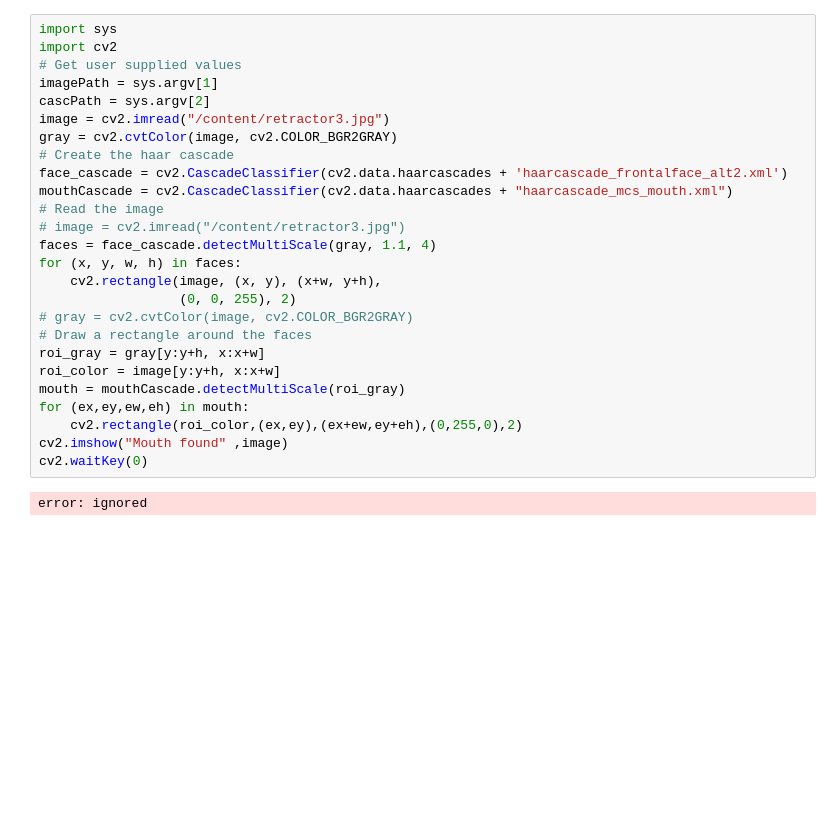
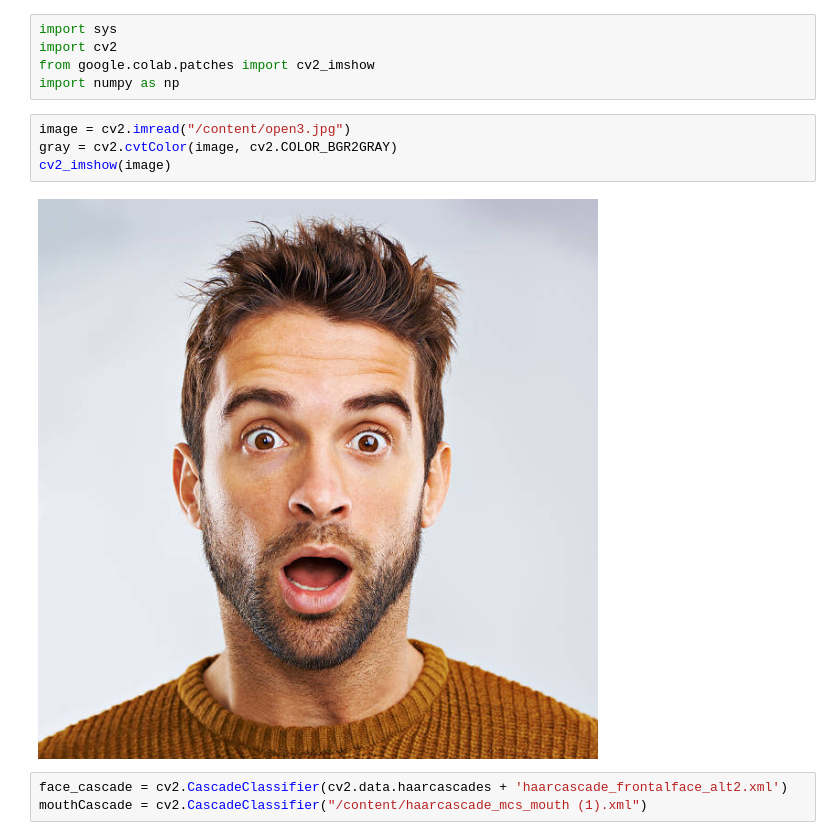
Before and after one commit to pauljohn99/ML-learnings, a Jupyter notebook: mouth.ipynb, the cells around one changed output. Drawn from its saved outputs; the diff is of its cells as text; blank space fills up the shorter version.

```diff
--- a/mouth.ipynb
+++ b/mouth.ipynb
@@ -1,30 +1,16 @@
 # %% [markdown]
 <a href="https://colab.research.google.com/github/pauljohn99/ML-learnings/blob/main/mouth.ipynb" target="_parent"><img src="https://colab.research.google.com/assets/colab-badge.svg" alt="Open In Colab"/></a>
-# %%
-import sys
-import cv2
-# Get user supplied values
-imagePath = sys.argv[1]
-cascPath = sys.argv[2]
-image = cv2.imread("/content/retractor3.jpg")
-gray = cv2.cvtColor(image, cv2.COLOR_BGR2GRAY)
-# Create the haar cascade
-face_cascade = cv2.CascadeClassifier(cv2.data.haarcascades + 'haarcascade_frontalface_alt2.xml')
-mouthCascade = cv2.CascadeClassifier(cv2.data.haarcascades + "haarcascade_mcs_mouth.xml")
-# Read the image
-# image = cv2.imread("/content/retractor3.jpg")
-faces = face_cascade.detectMultiScale(gray, 1.1, 4)
-for (x, y, w, h) in faces:
-    cv2.rectangle(image, (x, y), (x+w, y+h),
-                  (0, 0, 255), 2)
-# gray = cv2.cvtColor(image, cv2.COLOR_BGR2GRAY)
-# Draw a rectangle around the faces
-roi_gray = gray[y:y+h, x:x+w]
-roi_color = image[y:y+h, x:x+w]
-mouth = mouthCascade.detectMultiScale(roi_gray)
-for (ex,ey,ew,eh) in mouth:
-    cv2.rectangle(roi_color,(ex,ey),(ex+ew,ey+eh),(0,255,0),2)
-cv2.imshow("Mouth found" ,image)
-cv2.waitKey(0)
-# %% [output]
-error: ignored
+# %%
+import sys
+import cv2
+from google.colab.patches import cv2_imshow
+import numpy as np
+# %%
+image = cv2.imread("/content/open3.jpg")
+gray = cv2.cvtColor(image, cv2.COLOR_BGR2GRAY)
+cv2_imshow(image)
+# %% [output]
+[figure, added]
+# %%
+face_cascade = cv2.CascadeClassifier(cv2.data.haarcascades + 'haarcascade_frontalface_alt2.xml')
+mouthCascade = cv2.CascadeClassifier("/content/haarcascade_mcs_mouth (1).xml")
```
Also changed, not shown: parts of 1 cell of this notebook.
